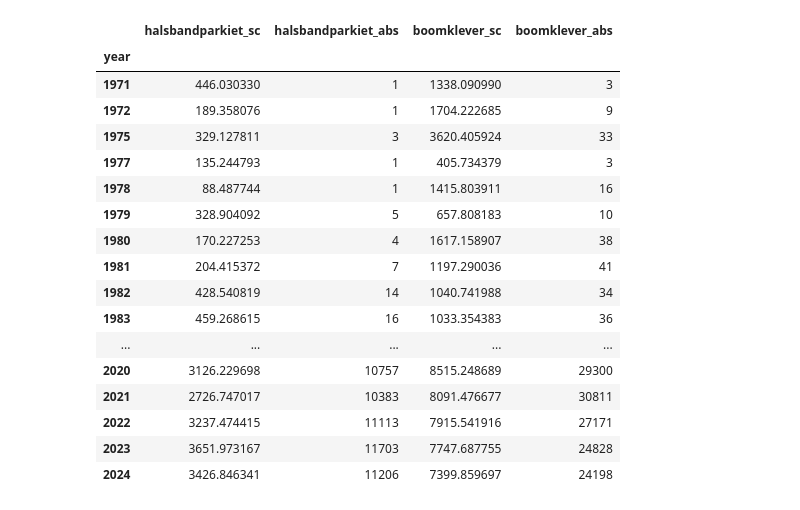
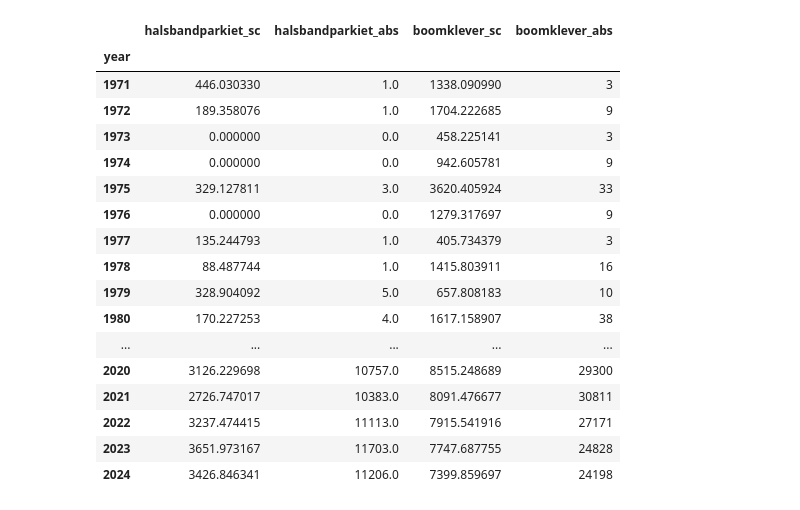
Before and after one commit to AnnelyseBe/syntra_eindwerk_birds, a Jupyter notebook: 4_yearly_evolution_global/1_general_belgium.ipynb, the cells around one changed output. Cells and saved outputs as stored; diff of their text form; code cells hidden in the pictures.

```diff
--- a/4_yearly_evolution_global/1_general_belgium.ipynb
+++ b/4_yearly_evolution_global/1_general_belgium.ipynb
@@ -7,38 +7,38 @@ import pandas as pd
 # %%
 halsbandparkiet = f'../3_scaling/scaled_data/observations_halsbandparkiet_scaled.parquet'
 boomklever = f'../3_scaling/scaled_data/observations_boomklever_scaled.parquet'
 
 # Load the data
 df_halsbandparkiet = pd.read_parquet(halsbandparkiet, engine="pyarrow")
 df_boomklever = pd.read_parquet(boomklever, engine="pyarrow")
 
 # group by year
 df_halsbandparkiet_yearly = df_halsbandparkiet.reset_index().groupby(['year']).agg({'observation_count_sc': 'sum', 'observation_id': 'count'}).rename(columns={'observation_count_sc': 'halsbandparkiet_sc', 'observation_id': 'halsbandparkiet_abs'})
 df_boomklever_yearly = df_boomklever.reset_index().groupby(['year']).agg({'observation_count_sc': 'sum', 'observation_id': 'count'}).rename(columns={'observation_count_sc': 'boomklever_sc','observation_id': 'boomklever_abs'})
 
-# todo full merge (dit is een inner merge)
 # merge the two dataframes
-df_yearly = pd.merge(df_halsbandparkiet_yearly, df_boomklever_yearly, on=['year'])
+df_yearly = pd.merge(df_halsbandparkiet_yearly, df_boomklever_yearly, on=['year'], how='outer')
+df_yearly.fillna(0, inplace=True) # geen waarnemingen -> 0 ipv NaN
 df_yearly.sort_index(ascending=True).head(200)
 # %% [output]
 |  | halsbandparkiet_sc | halsbandparkiet_abs | boomklever_sc | boomklever_abs |
 | year |  |  |  |  |
-| 1971 | 446.030330 | 1 | 1338.090990 | 3 |
-| 1972 | 189.358076 | 1 | 1704.222685 | 9 |
-| 1975 | 329.127811 | 3 | 3620.405924 | 33 |
-| 1977 | 135.244793 | 1 | 405.734379 | 3 |
-| 1978 | 88.487744 | 1 | 1415.803911 | 16 |
-| 1979 | 328.904092 | 5 | 657.808183 | 10 |
-| 1980 | 170.227253 | 4 | 1617.158907 | 38 |
-| 1981 | 204.415372 | 7 | 1197.290036 | 41 |
-| 1982 | 428.540819 | 14 | 1040.741988 | 34 |
-| 1983 | 459.268615 | 16 | 1033.354383 | 36 |
+| 1971 | 446.030330 | 1.0 | 1338.090990 | 3 |
+| 1972 | 189.358076 | 1.0 | 1704.222685 | 9 |
+| 1973 | 0.000000 | 0.0 | 458.225141 | 3 |
+| 1974 | 0.000000 | 0.0 | 942.605781 | 9 |
+| 1975 | 329.127811 | 3.0 | 3620.405924 | 33 |
+| 1976 | 0.000000 | 0.0 | 1279.317697 | 9 |
+| 1977 | 135.244793 | 1.0 | 405.734379 | 3 |
+| 1978 | 88.487744 | 1.0 | 1415.803911 | 16 |
+| 1979 | 328.904092 | 5.0 | 657.808183 | 10 |
+| 1980 | 170.227253 | 4.0 | 1617.158907 | 38 |
 | ... | ... | ... | ... | ... |
-| 2020 | 3126.229698 | 10757 | 8515.248689 | 29300 |
-| 2021 | 2726.747017 | 10383 | 8091.476677 | 30811 |
-| 2022 | 3237.474415 | 11113 | 7915.541916 | 27171 |
-| 2023 | 3651.973167 | 11703 | 7747.687755 | 24828 |
-| 2024 | 3426.846341 | 11206 | 7399.859697 | 24198 |
+| 2020 | 3126.229698 | 10757.0 | 8515.248689 | 29300 |
+| 2021 | 2726.747017 | 10383.0 | 8091.476677 | 30811 |
+| 2022 | 3237.474415 | 11113.0 | 7915.541916 | 27171 |
+| 2023 | 3651.973167 | 11703.0 | 7747.687755 | 24828 |
+| 2024 | 3426.846341 | 11206.0 | 7399.859697 | 24198 |
 # %%
 fig, ax = plt.subplots(figsize=(12,6))
 
```
Also changed, not shown: parts of 3 cells of this notebook, 3 other files.
